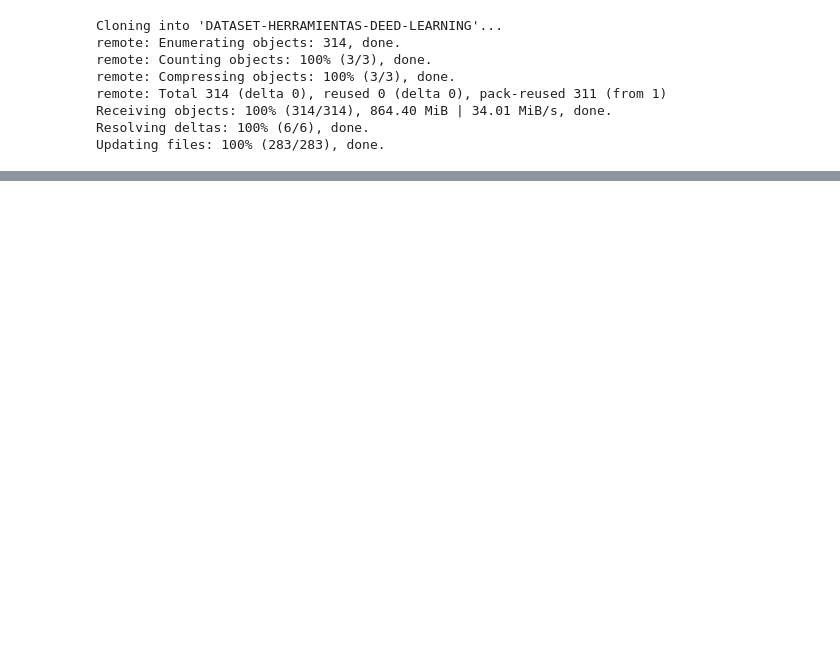
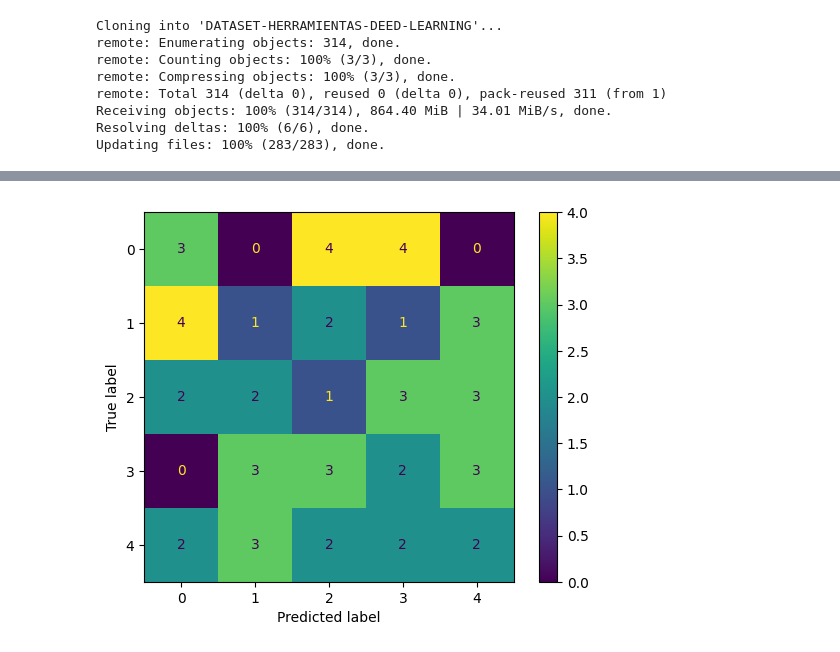
Before and after one commit to andrnsgnmez/DATASET-HERRAMIENTAS-DEED-LEARNING, a Jupyter notebook: Proyecto_1_Vision_computacional.ipynb, the cells around one changed output, grey strips where cells are left out. Drawn from its saved outputs; the diff is of its cells as text; code cells hidden in the pictures; blank space fills up the shorter version.

```diff
--- a/Proyecto_1_Vision_computacional.ipynb
+++ b/Proyecto_1_Vision_computacional.ipynb
@@ -122,0 +232,18 @@ model.compile(loss = 'categorical_crossentropy',  optimizer = 'adam', metrics =
+# %%
+base_model = VGG16(weights='imagenet', include_top=False, input_shape=(img_height,img_width,3))
+base_model.trainable = False
+# %%
+modelo2 = models.Sequential()
+modelo2.add(base_model)
+modelo2.add(layers.Flatten())
+modelo2.add(layers.Dense(256, activation='relu'))
+modelo2.add(layers.Dropout(0.5))
+modelo2.add(layers.Dense(5, activation='softmax'))
+# %%
+modelo2.compile(optimizer='adam', loss='categorical_crossentropy', metrics=['accuracy'])
+# %%
+Entrenamiento2 = modelo2.fit(train_generator,
+    steps_per_epoch=train_generator.samples // batch_size,
+    validation_data=validation_generator,
+    validation_steps=validation_generator.samples // batch_size,
+    epochs=100, verbose = True , callbacks=[checkpoint_callback])
@@ -122,0 +279,10 @@ model.compile(loss = 'categorical_crossentropy',  optimizer = 'adam', metrics =
+# %%
+y_true_2 = validation_generator.classes
+y_pred_2 = modelo2.predict(validation_generator)
+y_pred_2 = np.argmax(y_pred_2, axis=1)
+
+cm2 = confusion_matrix(y_true_2, y_pred_2)
+disp2 = ConfusionMatrixDisplay(confusion_matrix=cm2)
+disp2.plot()
+plt.show()
+# %% [output]
@@ -122,0 +290 @@ model.compile(loss = 'categorical_crossentropy',  optimizer = 'adam', metrics =
+[figure, added]
```
Also changed, not shown: parts of 14 cells of this notebook.
